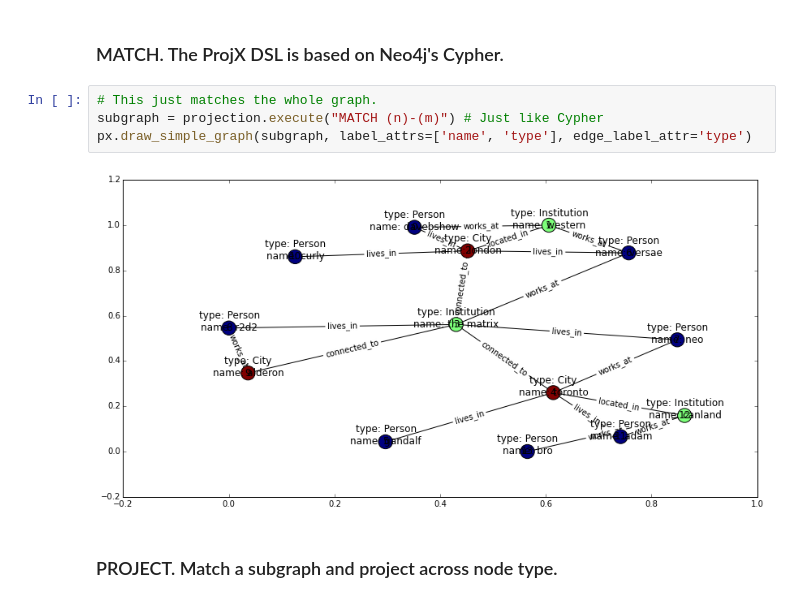
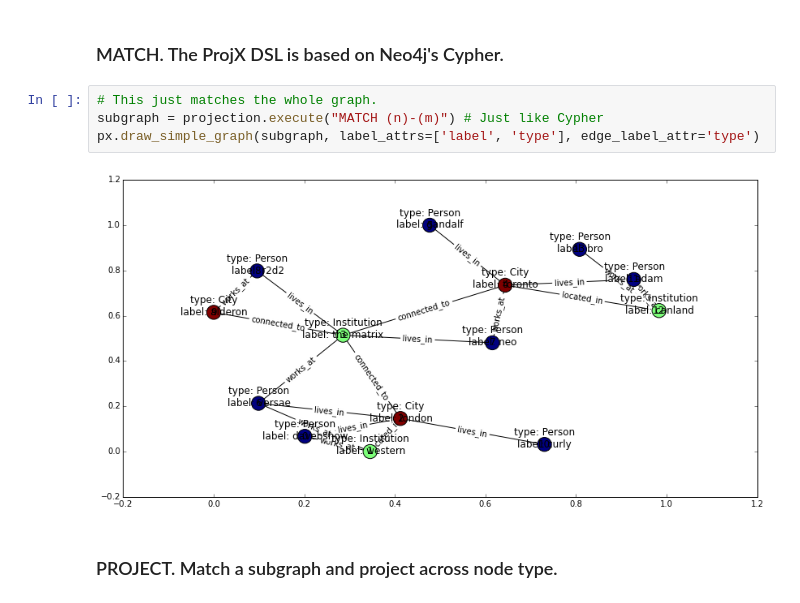
Before and after one commit to davebshow/projx, a Jupyter notebook: projx_demo.ipynb, the cells around one changed output. Drawn from its saved outputs; the diff is of its cells as text.

```diff
--- a/projx_demo.ipynb
+++ b/projx_demo.ipynb
@@ -71,9 +71,9 @@ projection = px.Projection(g)
 # %%
 # This just matches the whole graph.
 subgraph = projection.execute("MATCH (n)-(m)") # Just like Cypher
-px.draw_simple_graph(subgraph, label_attrs=['name', 'type'], edge_label_attr='type')
+px.draw_simple_graph(subgraph, label_attrs=['label', 'type'], edge_label_attr='type')
 # %% [output]
-[figure, old version]
+[figure, new version]
 # %% [markdown]
 ### PROJECT. Match a subgraph and project across node type.
 # %%
```
Also changed, not shown: parts of 17 cells of this notebook, 4 other files.
